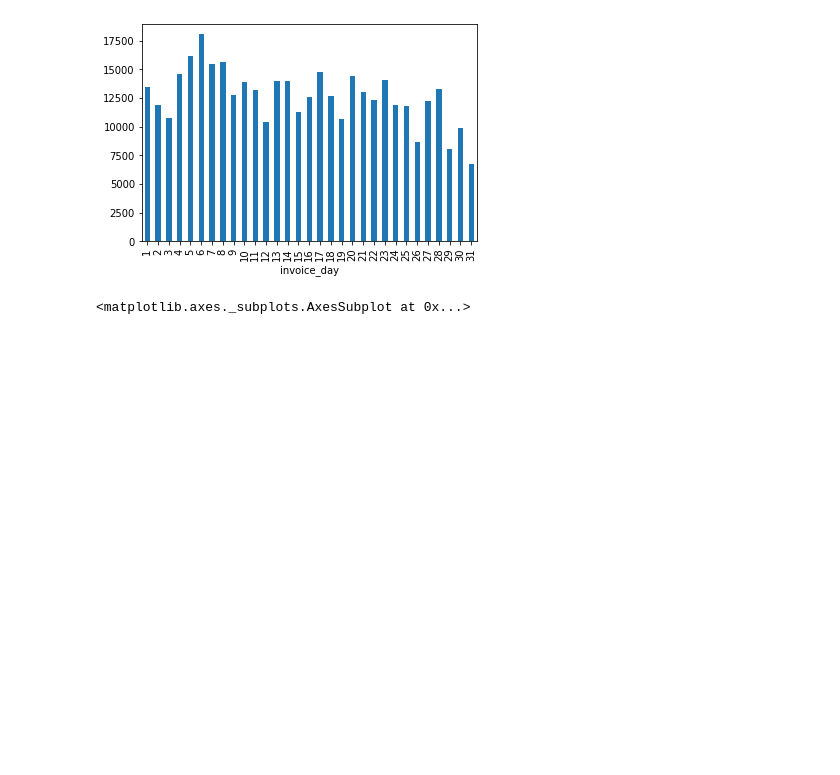
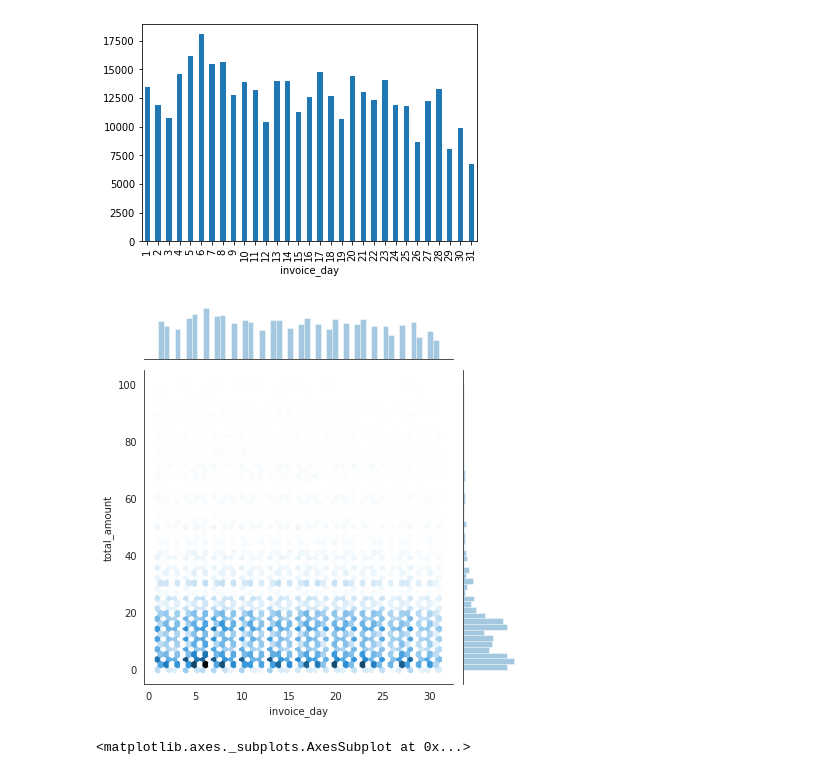
Before and after one commit to bhadreshpsavani/ExploringDataScience, a Jupyter notebook: Ecommerece_Data.ipynb, the cells around one changed output. Saved outputs shown, nothing was run; the diff lists cells and outputs as text; code cells hidden in the pictures; blank space fills up the shorter version.

```diff
--- a/Ecommerece_Data.ipynb
+++ b/Ecommerece_Data.ipynb
@@ -274,6 +274,13 @@ df.groupby('invoice_day')['invoice_num'].count().plot.bar()
 # %% [output]
 <matplotlib.axes._subplots.AxesSubplot at 0x...>
 [figure]
+# %%
+tmp_df=df.query("total_amount<50")
+# Scatter Plot:
+with sns.axes_style('white'):
+    sns.jointplot("invoice_day", "total_amount", data=df, kind='hex')
+# %% [output]
+[figure, added]
 # %%
 df.groupby('invoice_hour')['invoice_num'].count().plot.bar()
 # df.pivot_table(index='invoice_hour', values='invoice_num', aggfunc='count').plot.bar()
```
Also changed, not shown: parts of 9 cells of this notebook.
